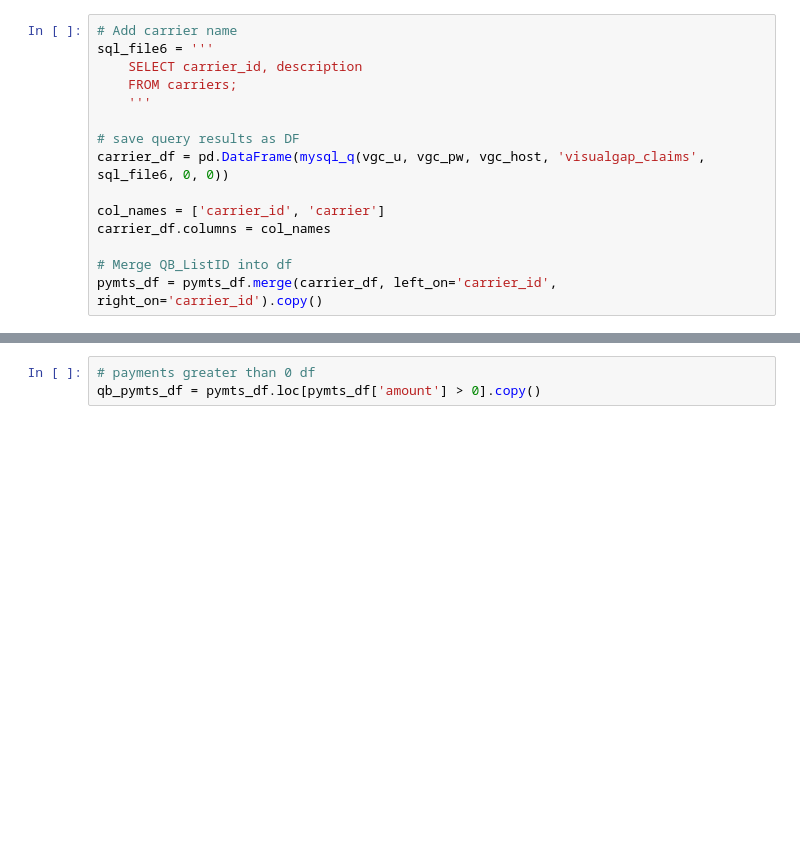
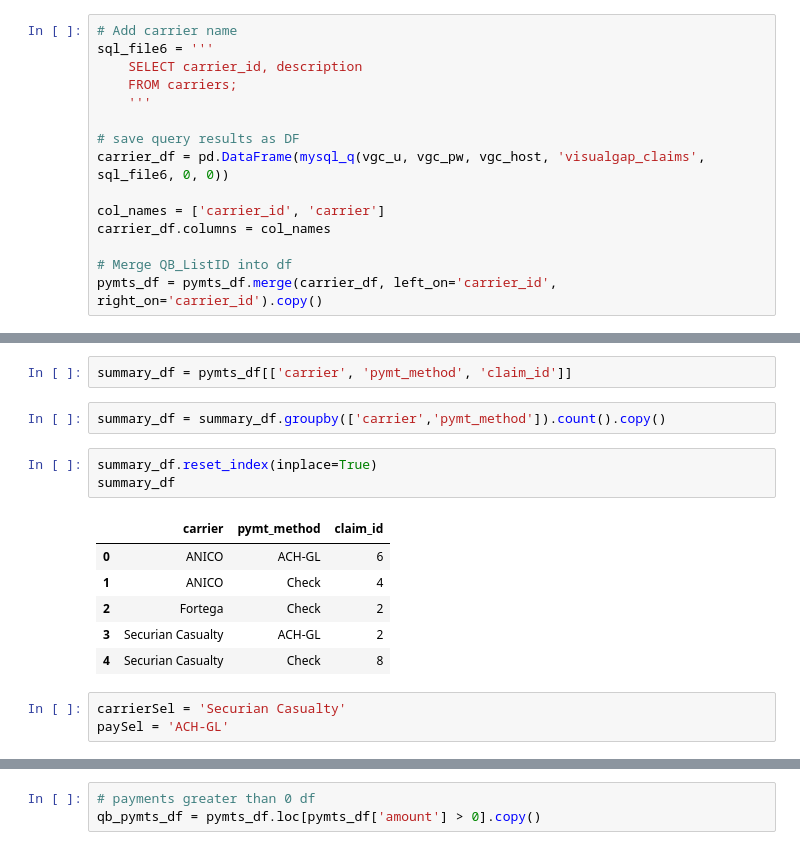
Before and after one commit to jediracer/Claim_Payments, a Jupyter notebook: vgcQbTest.ipynb, the cells around one changed output, grey strips where cells are left out. Cells and saved outputs as stored; diff of their text form; blank space fills up the shorter version.

```diff
--- a/vgcQbTest.ipynb
+++ b/vgcQbTest.ipynb
@@ -802,0 +824,17 @@ pymts_df = pymts_df.merge(carrier_df, left_on='carrier_id', right_on='carrier_id
+# %%
+summary_df = pymts_df[['carrier', 'pymt_method', 'claim_id']]
+# %%
+summary_df = summary_df.groupby(['carrier','pymt_method']).count().copy()
+# %%
+summary_df.reset_index(inplace=True)
+summary_df
+# %% [output]
+|  | carrier | pymt_method | claim_id |
+| 0 | ANICO | ACH-GL | 6 |
+| 1 | ANICO | Check | 4 |
+| 2 | Fortega | Check | 2 |
+| 3 | Securian Casualty | ACH-GL | 2 |
+| 4 | Securian Casualty | Check | 8 |
+# %%
+carrierSel = 'Securian Casualty'
+paySel = 'ACH-GL'
```
Also changed, not shown: parts of 4 cells of this notebook.
